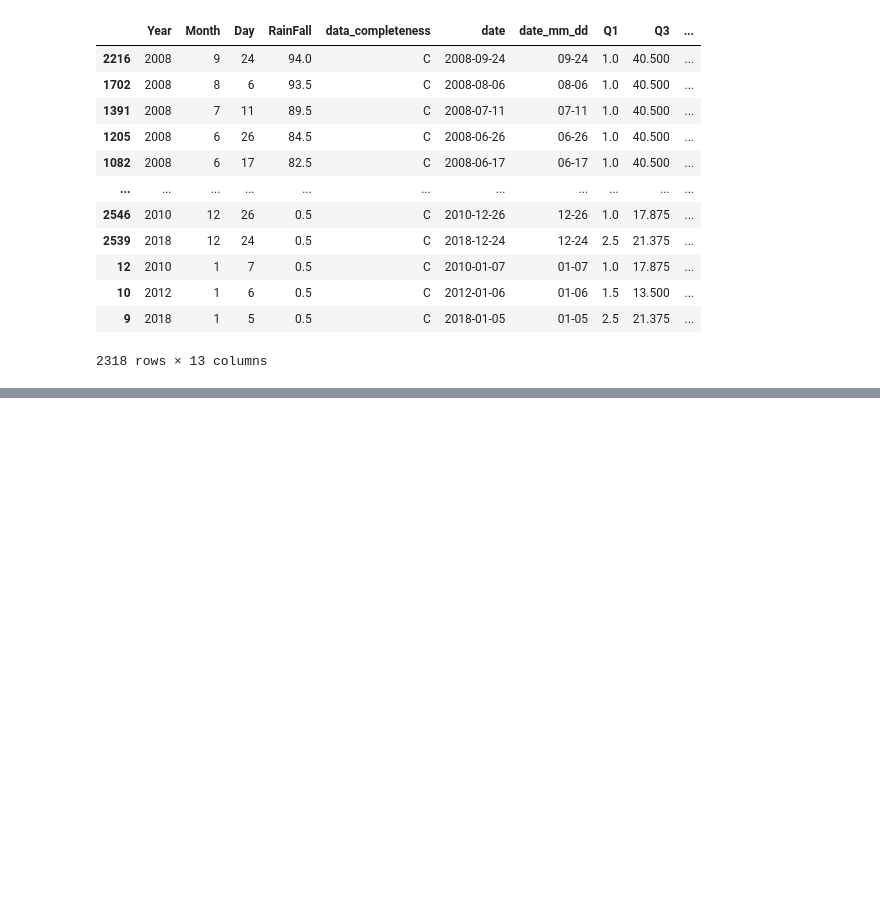
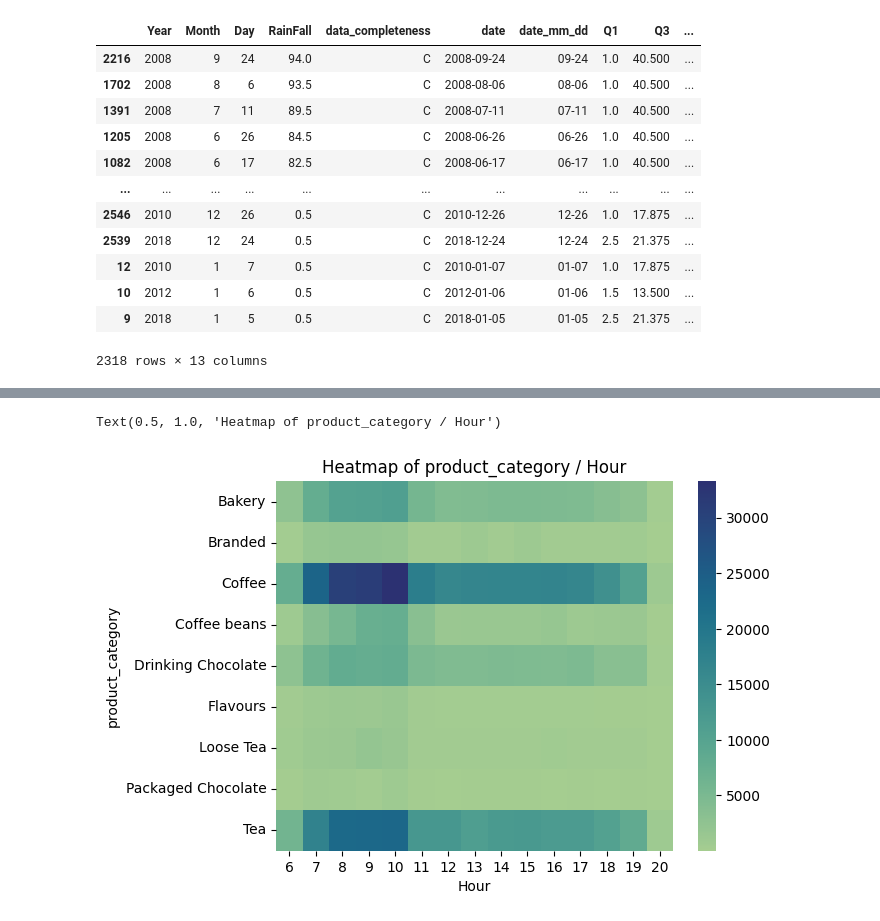
Before and after one commit to leo-cheung37/leo-cheung37, a Jupyter notebook: Statistics/Descriptive Statistics/descriptive_statistics.ipynb, the cells around one changed output, grey strips where cells are left out. Drawn from its saved outputs; the diff is of its cells as text; code cells hidden in the pictures; blank space fills up the shorter version.

```diff
--- a/Statistics/Descriptive Statistics/descriptive_statistics.ipynb
+++ b/Statistics/Descriptive Statistics/descriptive_statistics.ipynb
@@ -868,0 +957,8 @@ df_merged_filtered.sort_values('RainFall',ascending=False)
+# %%
+# correlation heatmap
+ax=plt.axes()
+sns.heatmap(df.pivot_table(index='product_category',columns='Hour',values='Total_Bill',aggfunc='sum'),cmap='crest')
+plt.title('Heatmap of product_category / Hour')
+# %% [output]
+Text(0.5, 1.0, 'Heatmap of product_category / Hour')
+[figure, added]
```
Also changed, not shown: parts of 5 cells of this notebook, 1 other file.
